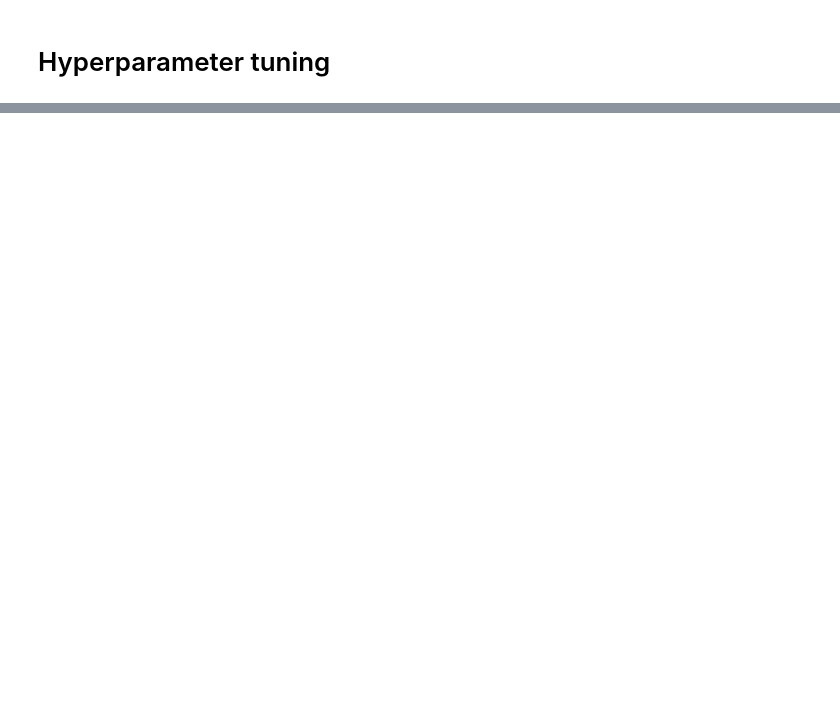
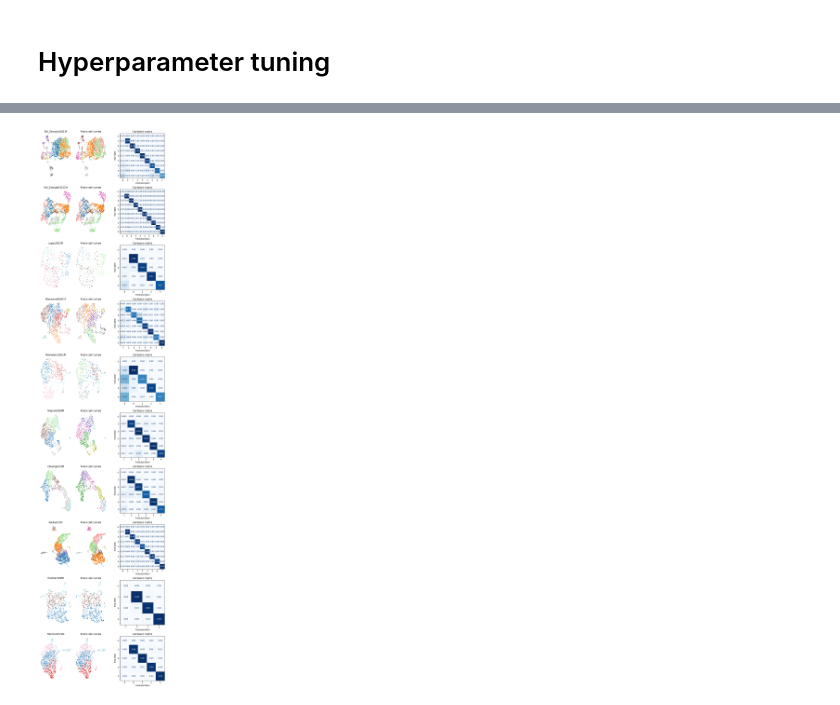
Before and after one commit to nicolaromano/corticotroph-heterogeneity, a Jupyter notebook: 09_train_models.ipynb, the cells around one changed output, grey strips where cells are left out. Cells and saved outputs as stored; diff of their text form; code cells hidden in the pictures; blank space fills up the shorter version.

```diff
--- a/09_train_models.ipynb
+++ b/09_train_models.ipynb
@@ -96,0 +158,11 @@ for f in f1:
+# %%
+# Check predictions of each model on the UMAP of the dataset it was trained on
+umap, clusters, expr, predictions = {}, {}, {}, {}
+
+for d in datasets['study_id'].unique():
+    print(f"Processing {d}")
+    umap[d] = pd.read_csv(f"exported_matrices/{d}_umap.csv", index_col=0)
+    expr[d] = pd.read_csv(f"exported_matrices/{d}_expression.csv", index_col=0).transpose()
+    clusters[d] = pd.read_csv(f"exported_matrices/{d}_clusters.csv", index_col=0)
+    predictions[d] = trainer.models[d].predict(expr[d])
+    predictions[d] = [np.argmax(p) if np.max(p) > 0.5 else -1 for p in predictions[d]]
@@ -96,0 +203,29 @@ for f in f1:
+# %%
+from sklearn.metrics import confusion_matrix, ConfusionMatrixDisplay
+
+_, ax = plt.subplots(len(umap), 3, figsize=(10, 4 * len(umap)), width_ratios=[1, 1, 2])
+
+for i in range(len(umap)):
+    dataset = list(umap.keys())[i]
+    ax[i, 0].scatter(umap[dataset]['UMAP_1'], umap[dataset]['UMAP_2'], c = clusters[dataset]['Cluster'], s=2, cmap='tab20')
+    ax[i, 0].set_title(dataset)
+    ax[i, 0].axis('off')
+
+    ax[i, 1].scatter(umap[dataset]['UMAP_1'], umap[dataset]['UMAP_2'], c = predictions[dataset], s=2, cmap='tab20')
+    ax[i, 1].set_title("Predicted clusters")
+    ax[i, 1].axis('off')
+
+    cm = confusion_matrix(clusters[dataset]['Cluster'], predictions[dataset], normalize='true')
+
+    if cm.shape[0] == clusters[dataset]['Cluster'].nunique(): # We don't have any -1 predictions
+        # Add a column and row of zeros
+        cm = np.pad(cm, ((1, 0), (1, 0)), 'constant', constant_values=0)
+
+    ConfusionMatrixDisplay(cm).plot(ax=ax[i, 2], cmap='Blues', colorbar=False, values_format='.2f')
+    ax[i, 2].set_title("Confusion matrix")
+    ax[i, 2].set_xticklabels(range(-1, cm.shape[0]-1))
+    ax[i, 2].set_yticklabels(range(-1, cm.shape[0]-1))
+
+plt.tight_layout()
+# %% [output]
+[figure, added]
```
Also changed, not shown: parts of 11 cells of this notebook.
